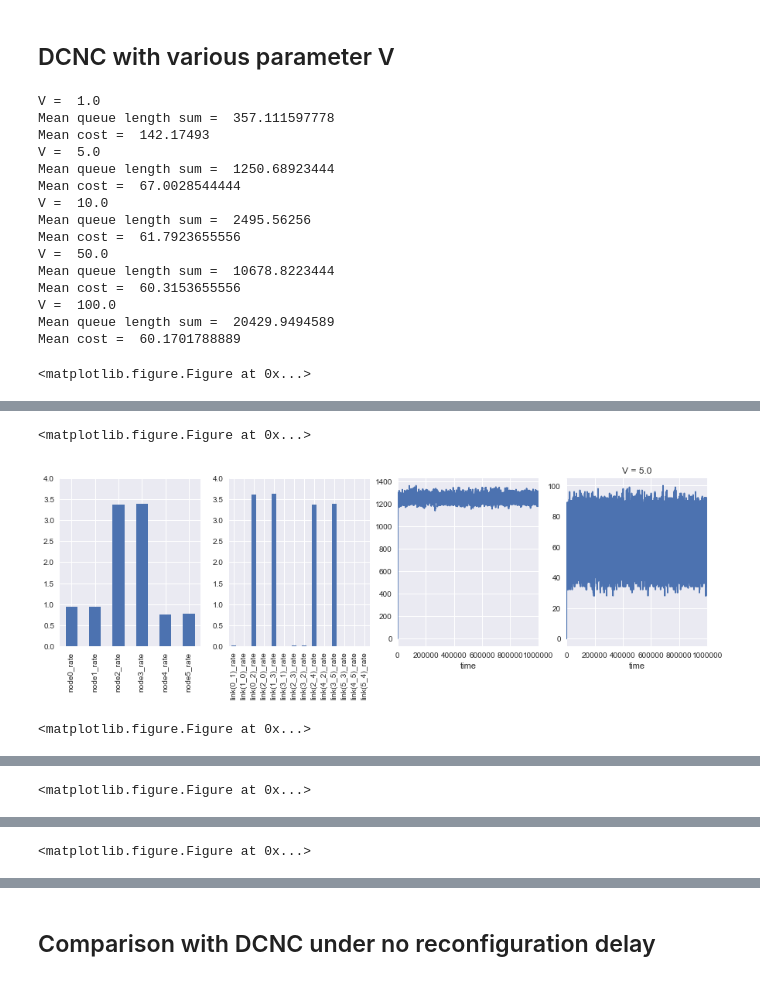
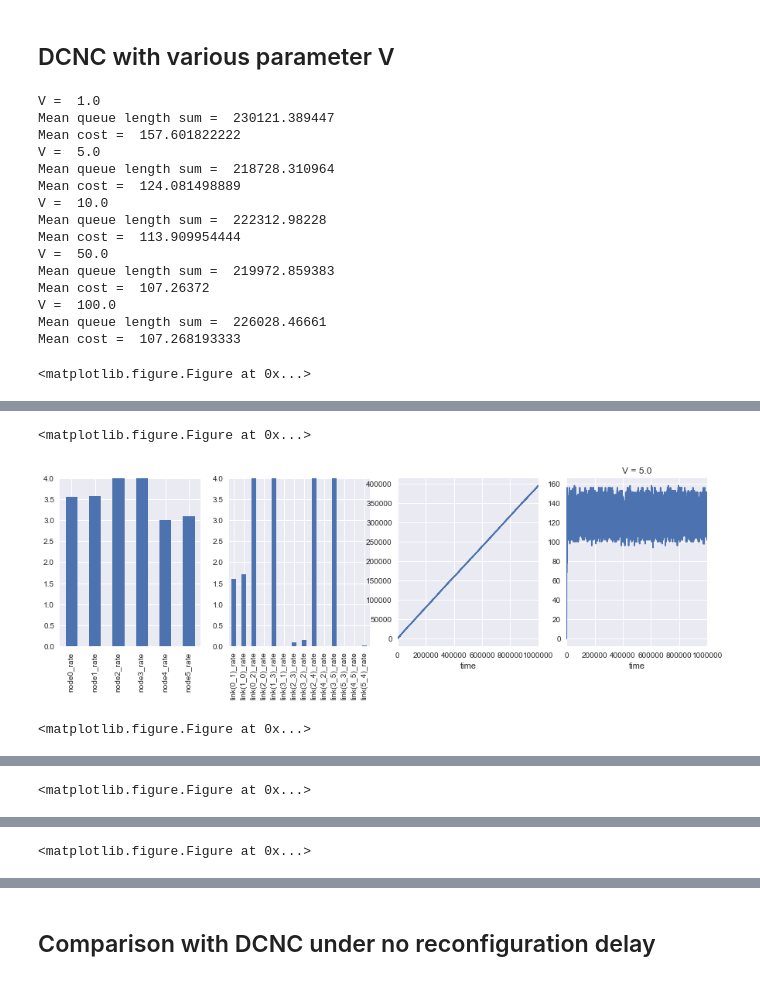
Before and after one commit to 2204bestdvd/cloud_reconfiguration, a Jupyter notebook: process_sim.ipynb, the cells around one changed output, grey strips where cells are left out. Cells and saved outputs as stored; diff of their text form; code cells hidden in the pictures.

```diff
--- a/process_sim.ipynb
+++ b/process_sim.ipynb
@@ -112,13 +122,14 @@ deltar_queues = []
 for deltar in deltars:
     costs = []
     queues = []
-    Vs = [1.0, 2.0, 5.0, 10.0, 20.0, 50.0, 100.0, 200.0]
+    #Vs = [1.0, 2.0, 5.0, 10.0, 20.0, 50.0, 100.0, 200.0]
+    Vs = [1.0, 2.0, 10.0, 20.0, 100.0, 200.0, 500.0, 1000.0]
     for V in Vs:
         t = int(100000 * (3**(np.floor(np.log10(V)))))
         print 'V = ', V, ', deltar = ', deltar
         schedule, queue, cost = test(N, t, deltar, costr, policy, V)
-        costs.append(cost.sum(axis=1).mean())
-        queues.append(queue.sum(axis=1).mean())
+        costs.append(cost.sum(axis=1)[t/5:].mean())
+        queues.append(queue.sum(axis=1)[t/5:].mean())
         del schedule, queue, cost
 
     deltar_costs.append(costs)
@@ -191,0 +284,19 @@ for costs in deltar_costs:
+# %%
+deltars = [1, 5, 10]
+deltar_costs = []
+deltar_queues = []
+for deltar in deltars:
+    costs = []
+    queues = []
+    #Vs = [1.0, 2.0, 5.0, 10.0, 20.0, 50.0, 100.0, 200.0]
+    Vs = [1.0, 2.0, 10.0, 20.0, 100.0, 200.0, 500.0, 1000.0]
+    for V in Vs:
+        t = int(100000 * (3**(np.floor(np.log10(V)))))
+        print 'V = ', V, ', deltar = ', deltar
+        schedule, queue, cost = test(N, t, deltar, costr, policy, V)
+        costs.append(cost.sum(axis=1)[t/5:].mean())
+        queues.append(queue.sum(axis=1)[t/5:].mean())
+        del schedule, queue, cost
+
+    deltar_costs.append(costs)
+    deltar_queues.append(queues)
@@ -191,0 +345,12 @@ for costs in deltar_costs:
+# %%
+plt.figure(figsize=(10,5))
+plt.subplot(1,2,1)
+for queues in deltar_queues:
+    plt.plot(Vs, queues)
+    plt.xlabel('V')
+    plt.ylabel('Mean sum of queue lengths')
+plt.subplot(1,2,2)
+for costs in deltar_costs:
+    plt.plot(Vs, costs)
+    plt.xlabel('V')
+    plt.ylabel('Mean costs')
@@ -504,8 +632,7 @@ Comparing the results under different parameter V, we may observe that larger V
 # %%
 N = 6
 t = 1000000
-deltar = 2
-costr = 0
+deltar = 10
 policy = 'DCNC'
 V = 1.0
 # %%
@@ -514,24 +641,24 @@ queues = []
 Vs = [1.0, 5.0, 10.0, 50.0, 100.0]
 for V in Vs:
     print 'V = ', V
-    schedule, queue, cost = test(N, t, deltar, costr, policy, V)
+    schedule, queue, cost = test(N, t, deltar, policy, V)
     costs.append(cost.sum(axis=1).mean())
     queues.append(queue.sum(axis=1).mean())
     del schedule, queue, cost
 # %% [output]
 V =  1.0
-Mean queue length sum =  357.111597778
-Mean cost =  142.17493
+Mean queue length sum =  230121.389447
+Mean cost =  157.601822222
 V =  5.0
-Mean queue length sum =  1250.68923444
-Mean cost =  67.0028544444
+Mean queue length sum =  218728.310964
+Mean cost =  124.081498889
 V =  10.0
-Mean queue length sum =  2495.56256
-Mean cost =  61.7923655556
+Mean queue length sum =  222312.98228
+Mean cost =  113.909954444
 V =  50.0
-Mean queue length sum =  10678.8223444
-Mean cost =  60.3153655556
+Mean queue length sum =  219972.859383
+Mean cost =  107.26372
 V =  100.0
-Mean queue length sum =  20429.9494589
-Mean cost =  60.1701788889
+Mean queue length sum =  226028.46661
+Mean cost =  107.268193333
 <matplotlib.figure.Figure at 0x...>
@@ -539,3 +666,3 @@ Mean cost =  60.1701788889
 <matplotlib.figure.Figure at 0x...>
-[figure, old version]
+[figure, new version]
 <matplotlib.figure.Figure at 0x...>
```
Also changed, not shown: parts of 30 cells of this notebook, 3 other files.
